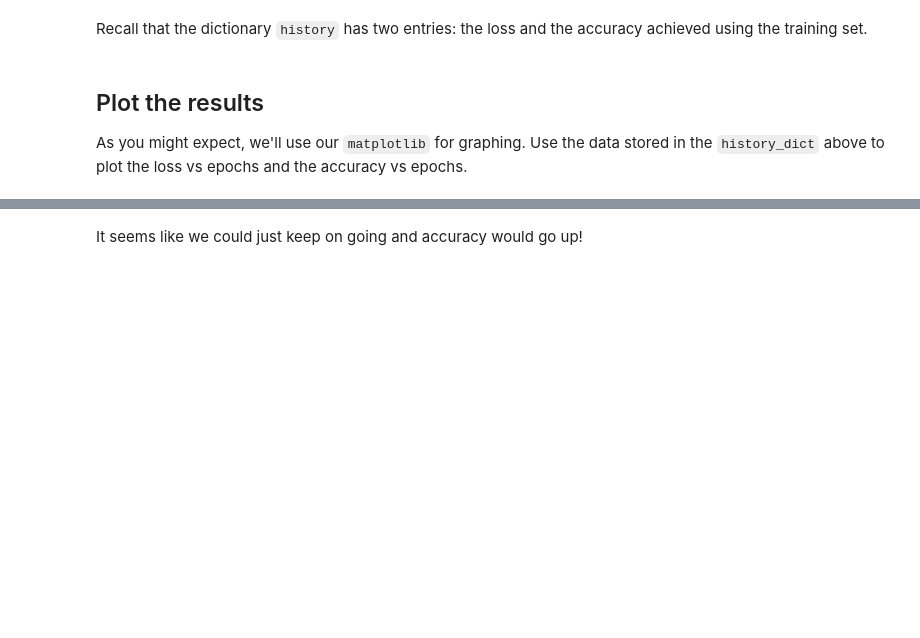
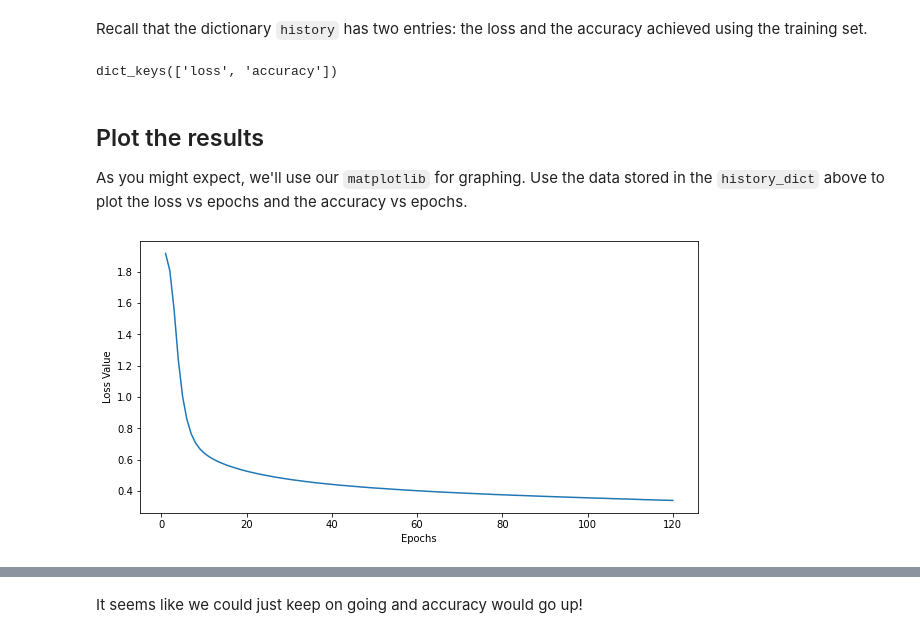
Before and after one commit to akaigraham/dsc-introduction-to-keras-lab, a Jupyter notebook: index.ipynb, the cells around one changed output, grey strips where cells are left out. Drawn from its saved outputs; the diff is of its cells as text; code cells hidden in the pictures; blank space fills up the shorter version.

```diff
--- a/index.ipynb
+++ b/index.ipynb
@@ -192,19 +241,21 @@ Let's build a fully connected (Dense) layer network with relu activation in Kera
 In this example, use two hidden layers with 50 units in the first layer and 25 in the second, both with a `'relu'` activation function. Because we are dealing with a multiclass problem (classifying the complaints into 7 categories), we use a use a `'softmax'` classifier in order to output 7 class probabilities per case.
 # %%
 # Initialize a sequential model
-model = None
+model = models.Sequential()
 
 # Two layers with relu activation
-
-
+model.add(layers.Dense(50, activation='relu', input_shape=(2000,)))
+model.add(layers.Dense(25, activation='relu'))
 
 # One layer with softmax activation
+model.add(layers.Dense(7, activation='softmax'))
 # %% [markdown]
 ## Compiling the model
 
 Now, compile the model! This time, use `'categorical_crossentropy'` as the loss function and stochastic gradient descent, `'SGD'` as the optimizer. As in the previous lesson, include the accuracy as a metric.
 # %%
 # Compile the model
+model.compile(optimizer='SGD', loss='categorical_crossentropy', metrics=['accuracy'])
 # %% [markdown]
 ## Training the model
 
@@ -213,4 +264,4 @@ In the compiler, you'll be passing the optimizer (SGD = stochastic gradient desc
 _Note:_ ⏰ _Your code may take about one to two minutes to run._
 # %%
 # Train the model
-history = None
+history = model.fit(train, label_train, epochs=120, batch_size=256)
@@ -219,6 +288,8 @@ Recall that the dictionary `history` has two entries: the loss and the accuracy
 # %%
 history_dict = history.history
 history_dict.keys()
+# %% [output]
+dict_keys(['loss', 'accuracy'])
 # %% [markdown]
 ## Plot the results
 
@@ -229,0 +297,11 @@ As you might expect, we'll use our `matplotlib` for graphing. Use the data store
+# %%
+# Plot the loss vs the number of epoch
+loss_vals = history_dict['loss']
+epochs = range(1, len(history_dict['loss']) + 1)
+plt.figure(figsize=(10, 5))
+plt.plot(epochs, loss_vals
+plt.xlabel('Epochs')
+plt.ylabel('Loss Value')
+plt.show()
+# %% [output]
+[figure, added]
```
Also changed, not shown: parts of 12 cells of this notebook.
